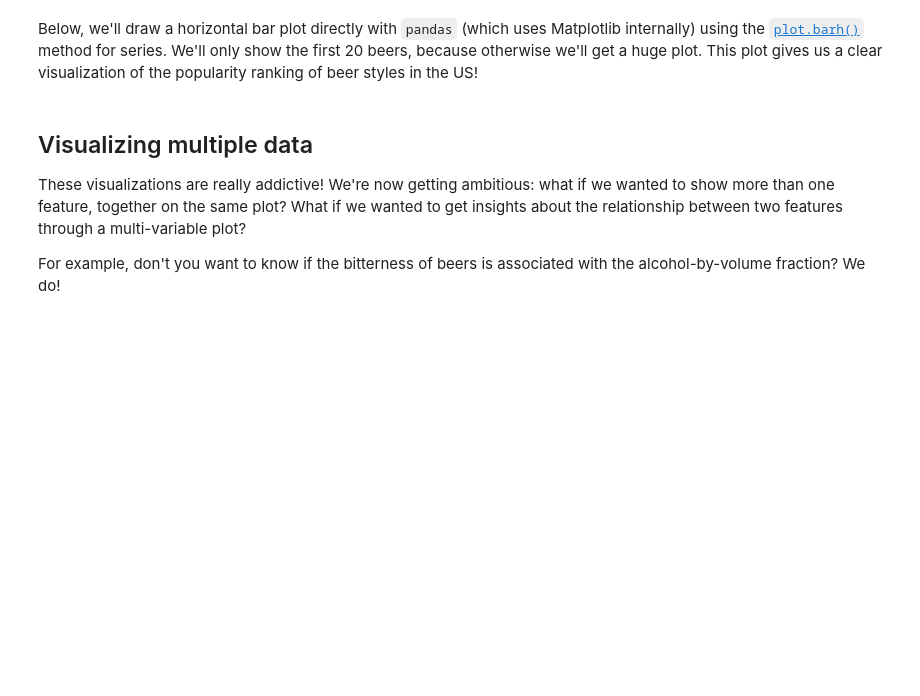
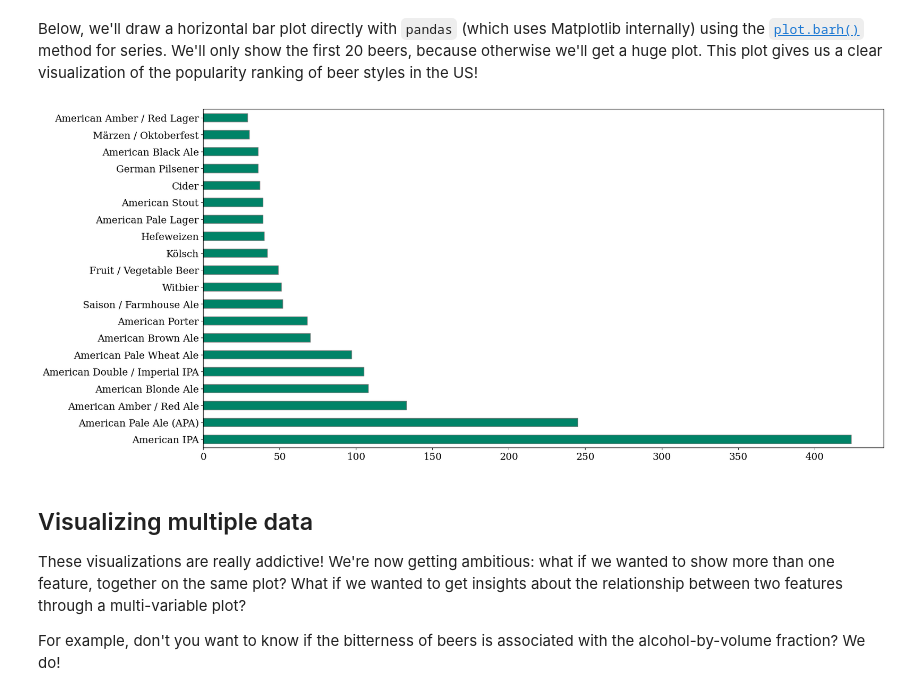
Before and after one commit to nikitgoku/uni_labWork, a Jupyter notebook: nikit_QMwithAI_labWork/Lab_2b.ipynb, the cells around one changed output. Cells and saved outputs as stored; diff of their text form; code cells hidden in the pictures; blank space fills up the shorter version.

```diff
--- a/nikit_QMwithAI_labWork/Lab_2b.ipynb
+++ b/nikit_QMwithAI_labWork/Lab_2b.ipynb
@@ -256,7 +378,9 @@ Notice that `value_counts()` returned the counts sorted in decreasing order: the
 # %% [markdown]
 Below, we'll draw a horizontal bar plot directly with `pandas` (which uses Matplotlib internally) using the [`plot.barh()`](https://pandas.pydata.org/pandas-docs/stable/generated/pandas.Series.plot.barh.html) method for series. We'll only show the first 20 beers, because otherwise we'll get a huge plot. This plot gives us a clear visualization of the popularity ranking of beer styles in the US!
 # %%
-style_counts[0:20].plot.barh(figsize=(10,8), color='#008367', edgecolor='gray');
+style_counts[0:20].plot.barh(figsize=(20, 10), color='#008367', edgecolor='gray');
+# %% [output]
+[figure, added]
 # %% [markdown]
 ## Visualizing multiple data
 
```
Also changed, not shown: parts of 36 cells of this notebook, 2 other files.
